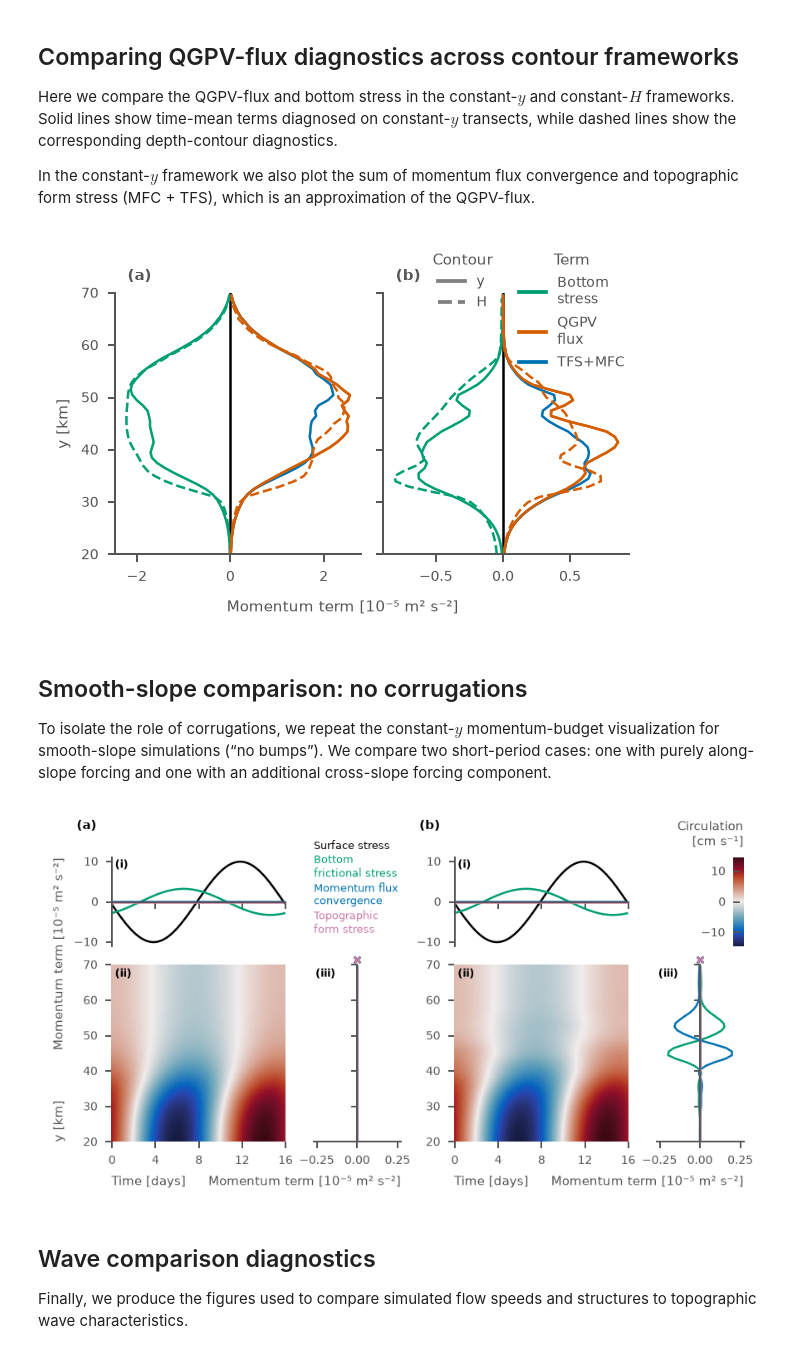
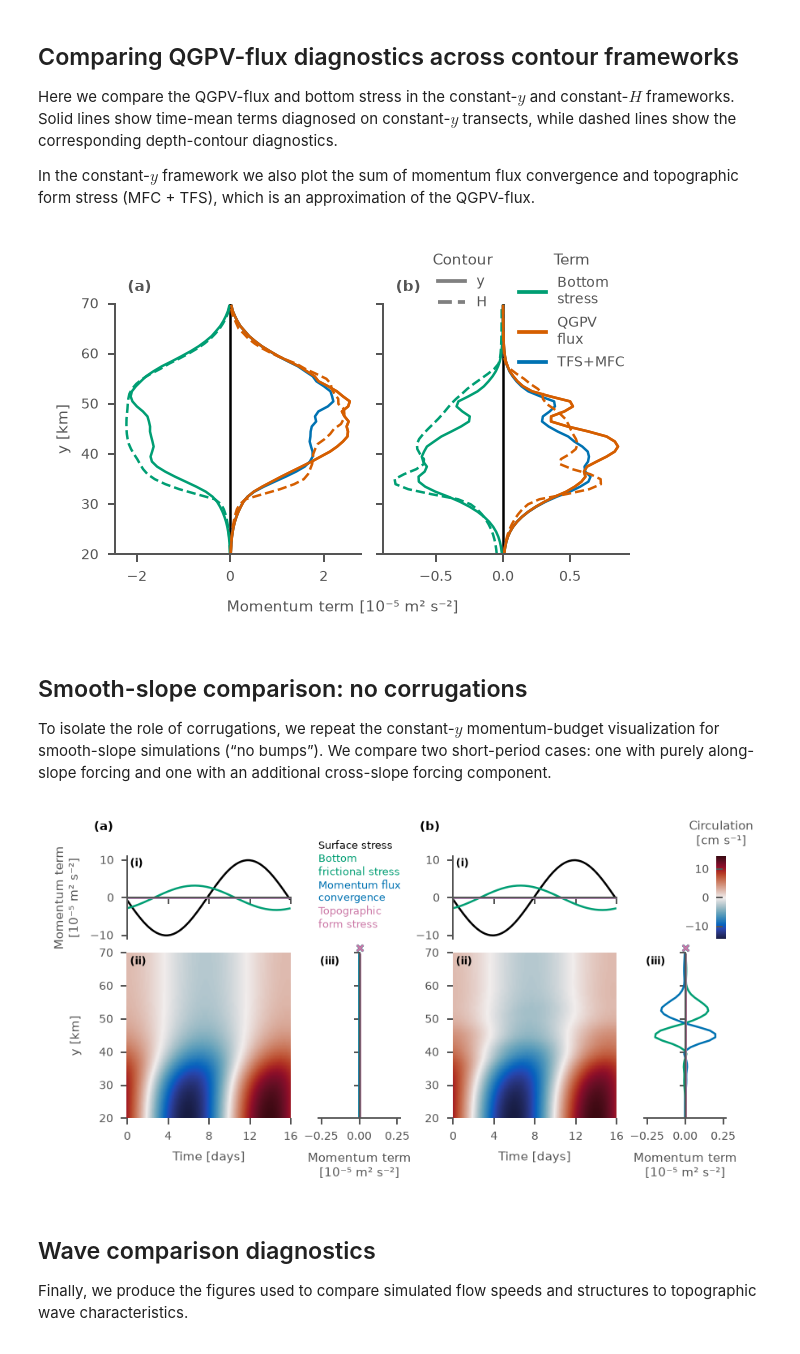
Before and after one commit to alpsjur/temporal-topo-flow, a Jupyter notebook: notebooks/make_figures.ipynb, the cells around one changed output. Cells and saved outputs as stored; diff of their text form; code cells hidden in the pictures.

Commit message:
update figure names to match paper

```diff
--- a/notebooks/make_figures.ipynb
+++ b/notebooks/make_figures.ipynb
@@ -685,11 +678,11 @@ cm_a.set_rasterized(True)
 #axd_momentum["circ_a"].set_yticks(np.arange(20, 71, 10))
 #axd_momentum["circ_a"].set_yticklabels([f"{h:.0f}" for  h in (H_targets[ystart:ystop+1:10])])
 axd_momentum["circ_a"].set_ylim(ystart, ystop)
-axd_momentum["circ_a"].set_ylabel('mean y [km]', loc='bottom')
+axd_momentum["circ_a"].set_ylabel('mean y [km]')
 # axd_momentum["circ_a"].set_yticklabels([f"{h:.0f}\n/ {i*10+ystart}"
 #                                for i, h in enumerate(H_targets[ystart:ystop+1:10]) ])
 # axd_momentum["circ_a"].set_ylabel('Depth [m]\n/ Equivalent y [km]')
-axd_momentum["circ_a"].set_xlabel('Time [days]', loc="left")
+axd_momentum["circ_a"].set_xlabel('Time [days]')
 axd_momentum["circ_a"].set_xticks(np.arange(0, 129, 32))
 
 # Lines for time-mean (tmean_a) and y-slice time series (ymean_a)
@@ -730,8 +723,8 @@ for label, color in zip(labels, colorwheel):
 
 
 # Axis labels for side panels
-axd_momentum["ymean_a"].set_ylabel('Momentum\nterm [10⁻⁵ m² s⁻²]', loc='top')
-axd_momentum["tmean_a"].set_xlabel('Momentum\nterm [10⁻⁵ m² s⁻²]', loc='right')
+axd_momentum["ymean_a"].set_ylabel('Momentum term\n[10⁻⁵ m² s⁻²]')
+axd_momentum["tmean_a"].set_xlabel('Momentum term\n[10⁻⁵ m² s⁻²]')
 
 
 # --- RIGHT PANEL (SHORT) -----------------------------------------------------
@@ -754,7 +747,7 @@ cm_b.set_rasterized(True)
 #axd_momentum["circ_b"].set_yticklabels([f"{h:.0f}" for  h in (H_targets[ystart:ystop+1:10])])
 # axd_momentum["circ_b"].set_yticklabels([f"{h:.0f}\n/ {i*10+ystart}"
 #                                for i, h in enumerate(H_targets[ystart:ystop+1:10])])
-axd_momentum["circ_b"].set_xlabel('Time [days]', loc="left")
+axd_momentum["circ_b"].set_xlabel('Time [days]')
 axd_momentum["circ_b"].set_xticks(np.arange(0, 17, 4))
 axd_momentum["circ_b"].set_ylim(ystart, ystop)
 
@@ -792,7 +785,7 @@ cbar.set_ticks([-18,-9,0,9,18])
 cax.set_title("Circulation\n[cm s⁻¹]", loc="right", fontsize=6)  # label above bar
 
 # Axis labels for side panels
-axd_momentum["tmean_b"].set_xlabel('Momentum\nterm [10⁻⁵ m² s⁻²]', loc='right')
+axd_momentum["tmean_b"].set_xlabel('Momentum term\n[10⁻⁵ m² s⁻²]')
 
 # Optional custom y-limits on ymean_b panel
 axd_momentum['ymean_b'].set_ylim(-8, 8)
@@ -1061,8 +1054,8 @@ cm_c = axd_momentum["circ_c"].imshow(
 # Ticks & labels
 axd_momentum["circ_c"].set_xticks(np.arange(0, 129, 32))
 axd_momentum["circ_c"].set_yticks(np.arange(20, 71, 10))
-axd_momentum["circ_c"].set_xlabel("Time [days]", loc="left")
-axd_momentum["circ_c"].set_ylabel("y [km]", loc="bottom")
+axd_momentum["circ_c"].set_xlabel("Time [days]")
+axd_momentum["circ_c"].set_ylabel("y [km]")
 
 # Lines: time-mean (over time) vs Y, and y-mean (over Y) vs time
 for i, term in enumerate(["SS", "BS", "MFC", "TFS"]):
@@ -1112,8 +1105,8 @@ for i, label in enumerate(labels):
     y -= n_lines * line_height + 0.01  # small gap between entries
 
 # Axes labels for side panels
-axd_momentum["ymean_c"].set_ylabel("Momentum\nterm [10⁻⁵ m² s⁻²]", loc="top")
-axd_momentum["tmean_c"].set_xlabel("Momentum\nterm [10⁻⁵ m² s⁻²]", loc="right")
+axd_momentum["ymean_c"].set_ylabel("Momentum term\n[10⁻⁵ m² s⁻²]")
+axd_momentum["tmean_c"].set_xlabel("Momentum term\n[10⁻⁵ m² s⁻²]")
 
 
 # --- RIGHT PANEL (SHORT) -----------------------------------------------------
@@ -1131,7 +1124,7 @@ cm_d = axd_momentum["circ_d"].imshow(
 
 axd_momentum["circ_d"].set_xticks(np.arange(0, 17, 4))
 axd_momentum["circ_d"].set_yticks(np.arange(20, 71, 10))
-axd_momentum["circ_d"].set_xlabel("Time [days]", loc="left")
+axd_momentum["circ_d"].set_xlabel("Time [days]")
 
 for i, term in enumerate(["SS", "BS", "MFC", "TFS"]):
     if i>1:
@@ -1162,7 +1155,7 @@ axd_momentum["legend_d"].axis("off")
 # cax.set_title("Circulation\n[cm s⁻¹]", fontsize=6, loc="right")
 
 # Axes labels for side panels
-axd_momentum["tmean_d"].set_xlabel("Momentum\nterm [10⁻⁵ m² s⁻²]", loc="right")
+axd_momentum["tmean_d"].set_xlabel("Momentum term\n[10⁻⁵ m² s⁻²]")
 axd_momentum["tmean_c"].set_ylim(ystart, ystop)
 axd_momentum["tmean_d"].set_ylim(ystart, ystop)
 
@@ -1184,6 +1177,6 @@ for sub in ("c", "d"):
 fig_momentum.align_labels()
 
 # --- Save --------------------------------------------------------------------
-fig_momentum.savefig(figpath + "momentum.pdf")
+fig_momentum.savefig(figpath + "fig05.pdf")
 fig_momentum
 # %% [output]
@@ -1427,16 +1420,16 @@ ax0 = axd["short"]  # anchor both legends to left panel
 
 leg_terms = ax0.legend(
     handles=term_handles, title="Term",
-    frameon=False, loc="upper left", bbox_to_anchor=(0.5, 1.2)
+    frameon=False, loc="upper left", bbox_to_anchor=(0.5, 1.25)
 )
 leg_framework = ax0.legend(
     handles=framework_handles, title="Contour",
-    frameon=False, loc="upper left", bbox_to_anchor=(0.15, 1.2)
+    frameon=False, loc="upper left", bbox_to_anchor=(0.15, 1.25)
 )
 ax0.add_artist(leg_terms)
-fig.savefig(figpath + "PVflux.pdf")
+fig.savefig(figpath + "fig06.pdf")
 # %% [output]
-[figure, old version]
+[figure, new version]
 # %% [markdown]
 ## Smooth-slope comparison: no corrugations
 
@@ -1509,8 +1502,8 @@ cm_a = axd["circ_a"].imshow(
 # Ticks & labels
 axd["circ_a"].set_xticks(np.arange(0, 17, 4))
 axd["circ_a"].set_yticks(np.arange(20, 71, 10))
-axd["circ_a"].set_xlabel("Time [days]", loc="left")
-axd["circ_a"].set_ylabel("y [km]", loc="bottom")
+axd["circ_a"].set_xlabel("Time [days]")
+axd["circ_a"].set_ylabel("y [km]")
 
 # Lines: time-mean (over time) vs Y, and y-mean (over Y) vs time
 for i, term in enumerate(["SS", "BS", "MFC", "TFS"]):
@@ -1558,8 +1551,8 @@ for i, label in enumerate(labels):
     y -= n_lines * line_height + 0.01  # small gap between entries
 
 # Axes labels for side panels
-axd["ymean_a"].set_ylabel("Momentum term [10⁻⁵ m² s⁻²]", loc="top")
-axd["tmean_a"].set_xlabel("Momentum term [10⁻⁵ m² s⁻²]", loc="right")
+axd["ymean_a"].set_ylabel("Momentum term\n[10⁻⁵ m² s⁻²]")
+axd["tmean_a"].set_xlabel("Momentum term\n[10⁻⁵ m² s⁻²]")
 
 
 # --- RIGHT PANEL (cross-slope) -----------------------------------------------------
@@ -1574,7 +1567,7 @@ cm_b = axd["circ_b"].imshow(
 
 axd["circ_b"].set_xticks(np.arange(0, 17, 4))
 axd["circ_b"].set_yticks(np.arange(20, 71, 10))
-axd["circ_b"].set_xlabel("Time [days]", loc="left")
+axd["circ_b"].set_xlabel("Time [days]")
 
 for i, term in enumerate(["SS", "BS", "MFC", "TFS"]):
     if i>1:
@@ -1601,39 +1594,39 @@ cbar = plt.colorbar(cm_a, cax=cax, orientation="vertical")
 cbar.ax.tick_params(direction="in")
 cbar.outline.set_visible(False)
 cbar.ax.yaxis.set_ticks_position("left")
-cax.set_title("Circulation\n[cm s⁻¹]", fontsize=6, loc="right")
+cax.set_title("Circulation\n[cm s⁻¹]", fontsize=6)
 
 # Axes labels for side panels
-axd["tmean_b"].set_xlabel("Momentum term [10⁻⁵ m² s⁻²]", loc="right")
+axd["tmean_b"].set_xlabel("Momentum term\n[10⁻⁵ m² s⁻²]")
 
 # Set x-limits to match momentum ranges
 axd["tmean_a"].set_xlim(-0.27, 0.27)
 axd["tmean_b"].set_xlim(-0.27, 0.27)
 
 axd["tmean_a"].set_ylim(ystart, ystop)  # lock tmean ranges to panel height
 axd["tmean_b"].set_ylim(ystart, ystop)
 
 # --- Panel annotations --------------------------------------------------------
 for sub in ("a", "b"):
     for panel, text in zip(("ymean_", "circ_", "tmean_"), ("(i)", "(ii)", "(iii)")):
         axd[panel + sub].text(
             0.02, 0.98, text, color="black",
             transform=axd[panel + sub].transAxes,
             va="top", fontweight="bold", fontsize=5
         )
     axd["ymean_" + sub].text(
         -0.2, 1.43, f"({sub})", color="black",
         transform=axd["ymean_" + sub].transAxes,
         va="top", fontweight="bold", fontsize=6
     )
 
 # Align any remaining shared labels (once, near the end)
 fig.align_labels()
 
 # --- Save --------------------------------------------------------------------
-fig.savefig(figpath + "Ymomentums_nobumps.pdf")
+fig.savefig(figpath + "fig07.pdf")
 # %% [output]
-[figure, old version]
+[figure, new version]
 # %% [markdown]
 ## Wave comparison diagnostics
 
```
Also changed, not shown: parts of 15 cells of this notebook.
